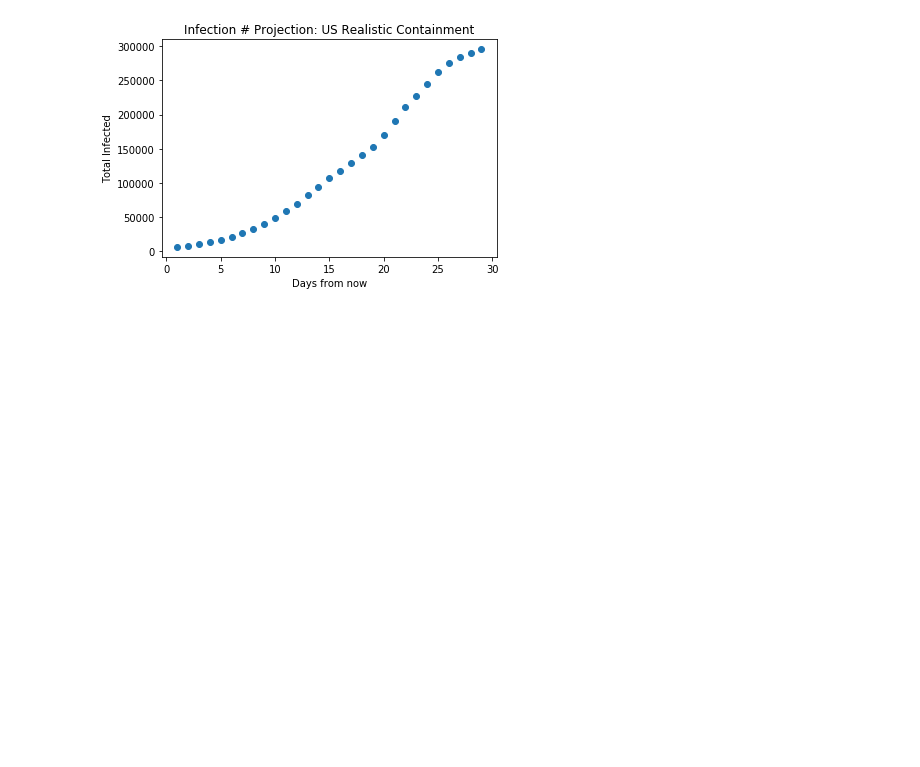
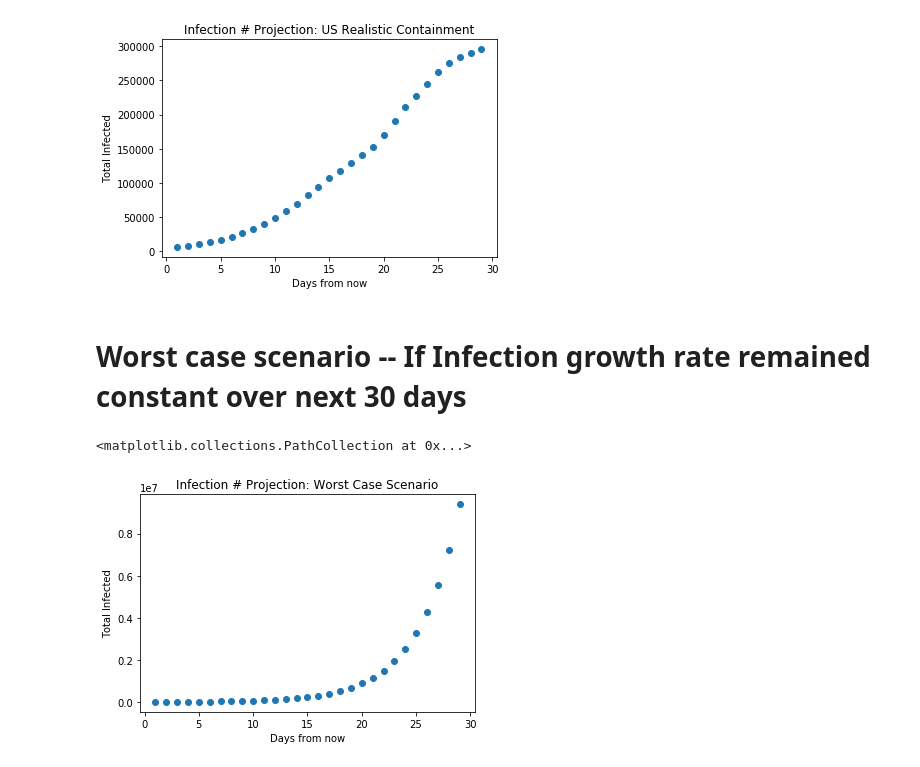
Before and after one commit to huvers/coronavirus-us-growth, a Jupyter notebook: US_Coronavirus_Growth.ipynb, the cells around one changed output. Cells and saved outputs as stored; diff of their text form; code cells hidden in the pictures; blank space fills up the shorter version.

```diff
--- a/US_Coronavirus_Growth.ipynb
+++ b/US_Coronavirus_Growth.ipynb
@@ -253,3 +281,20 @@ plt.scatter(x, y)
 # %% [output]
 <matplotlib.collections.PathCollection at 0x...>
 [figure]
+# %% [markdown]
+# Worst case scenario -- If Infection growth rate remained constant over next 30 days
+# %%
+num_days = 30
+
+x = range(1,num_days)
+
+y = future_infected(num_days, 1.30, US_df['Confirmed'].iloc[-1])
+
+plt.xlabel('Days from now')
+plt.ylabel('Total Infected')
+
+plt.title('Infection # Projection: Worst Case Scenario')
+plt.scatter(x, y)
+# %% [output]
+<matplotlib.collections.PathCollection at 0x...>
+[figure, added]
```
Also changed, not shown: parts of 9 cells of this notebook.
